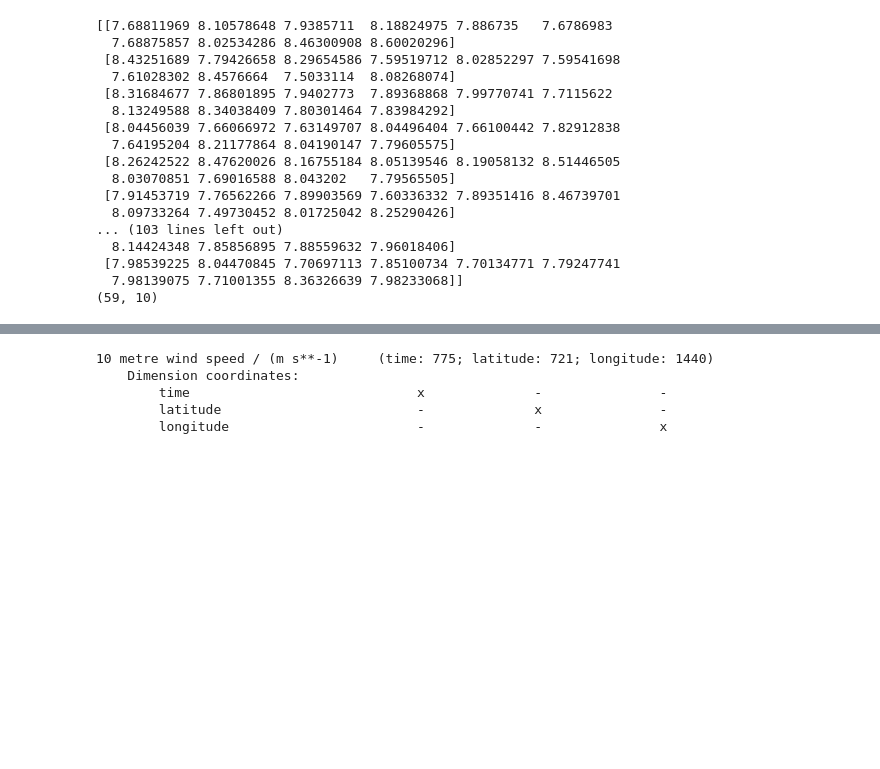
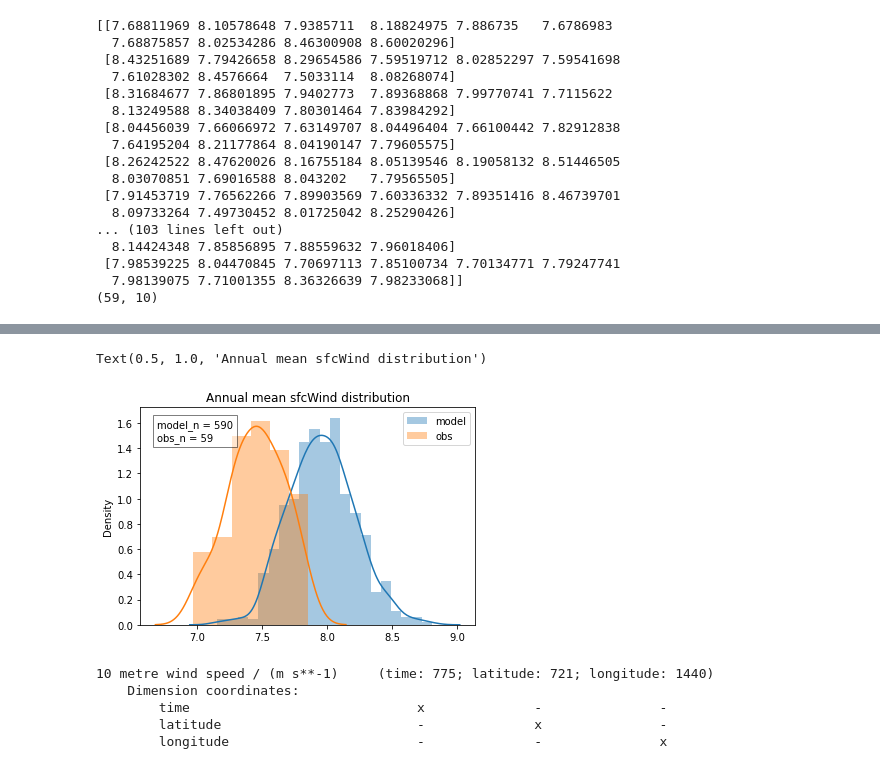
Before and after one commit to benhutchmet/multi_year_unseen, a Jupyter notebook: multi_year_unseen.ipynb, the cells around one changed output, grey strips where cells are left out. Saved outputs shown, nothing was run; the diff lists cells and outputs as text; code cells hidden in the pictures; blank space fills up the shorter version.

```diff
--- a/multi_year_unseen.ipynb
+++ b/multi_year_unseen.ipynb
@@ -262,3 +273,35 @@ Plotting model data for ensemble member:  9
+# %%
+import seaborn as sns
+
+# Assemble the data into a continuous array
+model_data_ann_mean_flat = model_data_ann_mean.flatten()
+
+# Plot the distribution of the data
+sns.distplot(model_data_ann_mean_flat, label="model")
+
+# # Plot the mean as a vertical line
+# plt.axvline(x=model_data_ann_mean_flat.mean(),
+#             color='black', linestyle='-')
+
+# Plot the distribution of the observations
+sns.distplot(obs_data.mean(axis=1), label="obs")
+
+# # Plot the mean as a vertical line
+# plt.axvline(x=obs_stats['mean'],
+#             color='black', linestyle='--')
+
+# Include a textbox with the sample size
+plt.text(0.05, 0.85,f"model_n = {model_data_ann_mean_flat.shape[0]}\nobs_n = {obs_data.shape[0]}",
+         transform=plt.gca().transAxes, bbox=dict(facecolor='white', alpha=0.5))
+
+# Add a legend
+plt.legend()
+
+# Add a title
+plt.title("Annual mean " + model_var + " distribution")
+# %% [output]
+Text(0.5, 1.0, 'Annual mean sfcWind distribution')
+[figure, added]
 # %%
 # Load the observations data as an iris cube for the si10 variable
 # Deal with the expver variables
```
Also changed, not shown: parts of 2 cells of this notebook.
